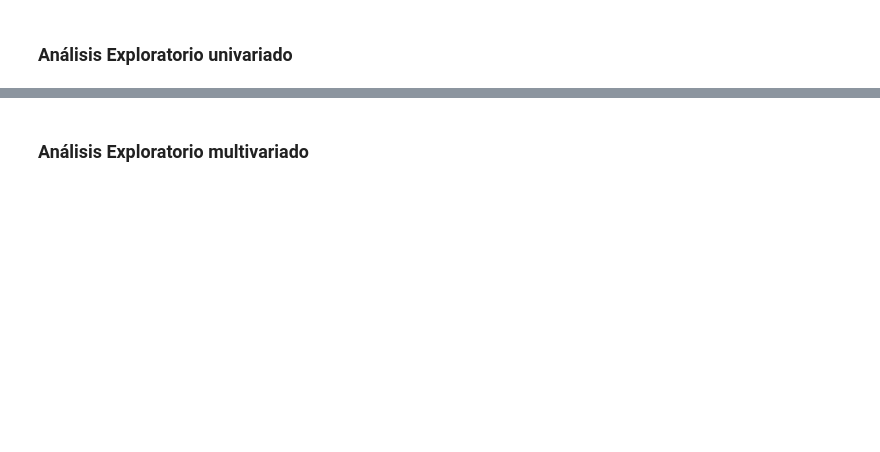
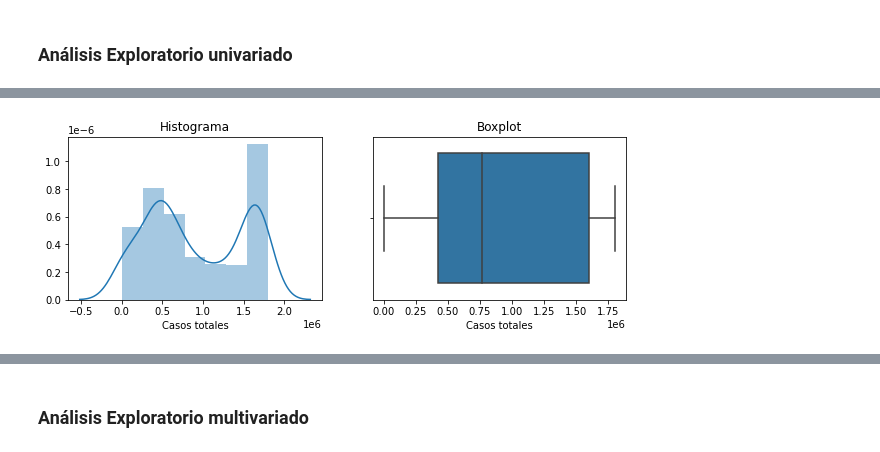
Before and after one commit to electronmaxi/Proyecto-IA, a Jupyter notebook: ProyectoIA.ipynb, the cells around one changed output, grey strips where cells are left out. Cells and saved outputs as stored; diff of their text form; code cells hidden in the pictures; blank space fills up the shorter version.

```diff
--- a/ProyectoIA.ipynb
+++ b/ProyectoIA.ipynb
@@ -231,0 +178,4 @@ graficos("Inmigrante")
+# %%
+graficos("Casos totales")
+# %% [output]
+[figure, added]
```
Also changed, not shown: parts of 29 cells of this notebook, 5 other files.
